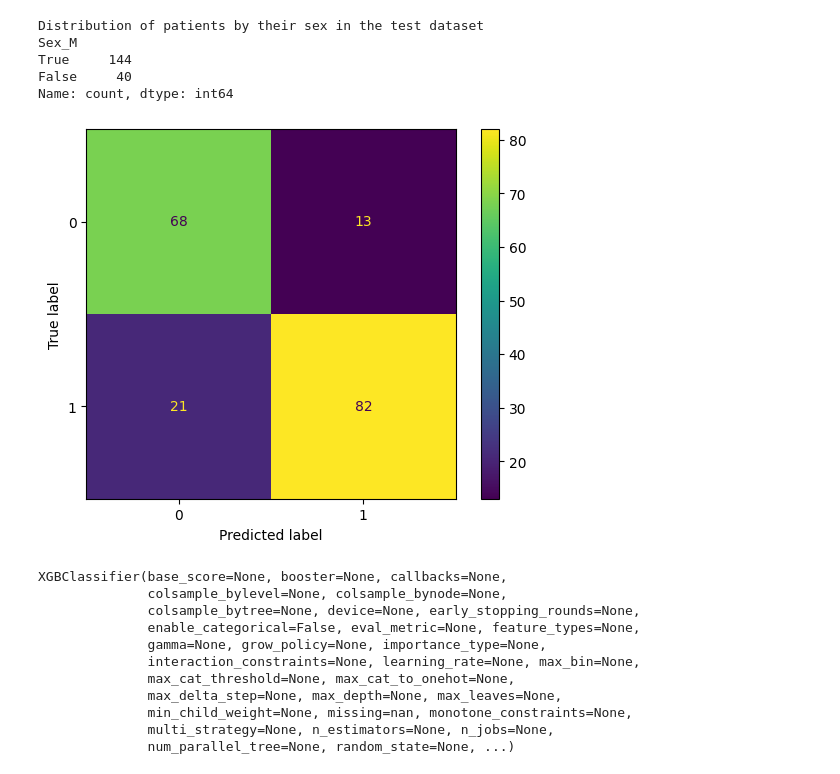
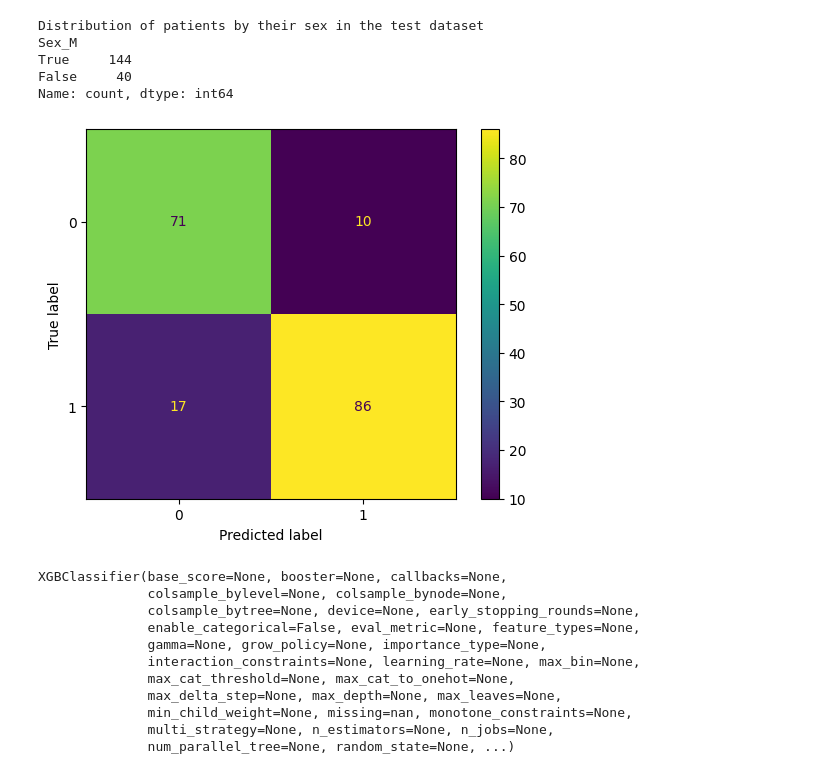
Before and after one commit to JakeLee111/Heart-Disease-Prediction, a Jupyter notebook: main.ipynb, the cells around one changed output. Saved outputs shown, nothing was run; the diff lists cells and outputs as text; code cells hidden in the pictures.

```diff
--- a/main.ipynb
+++ b/main.ipynb
@@ -153,17 +153,16 @@ Data columns (total 12 columns):
 dtypes: float64(1), int64(6), object(5)
 memory usage: 17.5+ KB
 # %%
-df_clean = df.copy() # replace it with mean value according to heartdisease and non-heartdisease
+df_clean = df.copy() # replace it with median value according to heartdisease and non-heartdisease
 
-df_clean = df_clean[df_clean['RestingBP'] != 0]
+df_clean = df_clean[df_clean['RestingBP'] != 0] # remove because it's only 1 row
 
 heartdisease_mask = df_clean['HeartDisease'] == 0
 
-cholesterol_without_heartdisease = df_clean.loc[heartdisease_mask, 'Cholesterol']
-cholesterol_with_heartdisease = df_clean.loc[~heartdisease_mask, 'Cholesterol']
-
-df_clean.loc[heartdisease_mask, 'Cholesterol'] = cholesterol_without_heartdisease.replace(to_replace = 0, value = cholesterol_without_heartdisease.median())
-df_clean.loc[~heartdisease_mask, 'Cholesterol'] = cholesterol_with_heartdisease.replace(to_replace = 0, value = cholesterol_with_heartdisease.median())
+for mask in [heartdisease_mask, ~heartdisease_mask]:
+    col = df_clean.loc[mask, 'Cholesterol']
+    median_val = int(col[col != 0].median())
+    df_clean.loc[mask & (df_clean['Cholesterol'] == 0), 'Cholesterol'] = median_val
 # %%
 df_clean[['Cholesterol', 'RestingBP']].describe() # check the min value again
 # %% [output]
@@ -238,19 +237,19 @@ Accuracy: 80.98%
 # %%
 # Train with some of the features removed
 
-X = df_clean.drop(["HeartDisease"], axis=1)
-y = df_clean['HeartDisease']
+X1 = df_clean.drop(["HeartDisease"], axis=1)
+y1 = df_clean['HeartDisease']
 
-X_train, X_test, y_train, y_test = train_test_split(X, y, test_size=0.2, random_state=417)
+X1_train, X1_test, y1_train, y1_test = train_test_split(X1, y1, test_size=0.2, random_state=417)
 
-features = ['MaxHR',
+features = [#'MaxHR',
             'Oldpeak',
             'ExerciseAngina_Y',
-            #'Sex_M',
+            'Sex_M',
             "ST_Slope_Flat",
             "ST_Slope_Up"]
 
 scaler = MinMaxScaler()
-X_train_scaled = scaler.fit_transform(X_train[features])
-X_train_scaled
+X1_train_scaled = scaler.fit_transform(X1_train[features])
+X1_train_scaled
 # %% [output]
@@ -267,6 +266,6 @@ grid_params = {"n_neighbors": range(1,20),
 
 knn = KNeighborsClassifier()
 knn_grid = GridSearchCV(knn, grid_params, scoring='accuracy')
-knn_grid.fit(X_train_scaled, y_train);
+knn_grid.fit(X1_train_scaled, y1_train);
 knn_grid.best_score_*100, knn_grid.best_params_
 # %% [output]
@@ -274,6 +273,6 @@ knn_grid.best_score_*100, knn_grid.best_params_
 # %%
-X_test_scaled = scaler.transform(X_test[features])
-predictions = knn_grid.best_estimator_.predict(X_test_scaled)
-accuracy = accuracy_score(y_test, predictions)
+X1_test_scaled = scaler.transform(X1_test[features])
+predictions = knn_grid.best_estimator_.predict(X1_test_scaled)
+accuracy = accuracy_score(y1_test, predictions)
 print(f"Model accuracy on test: {accuracy*100:.2f}%")
 # %% [output]
@@ -307,11 +306,11 @@ True     144
 False     40
 Name: count, dtype: int64
 # %%
-cf = confusion_matrix(y_test, predictions)
+cf = confusion_matrix(y1_test, predictions)
 ConfusionMatrixDisplay(cf).plot()
 plt.show()
 # %% [output]
-[figure, old version]
+[figure, new version]
 # %%
 from xgboost import XGBClassifier
 
```
Also changed, not shown: parts of 13 cells of this notebook.
